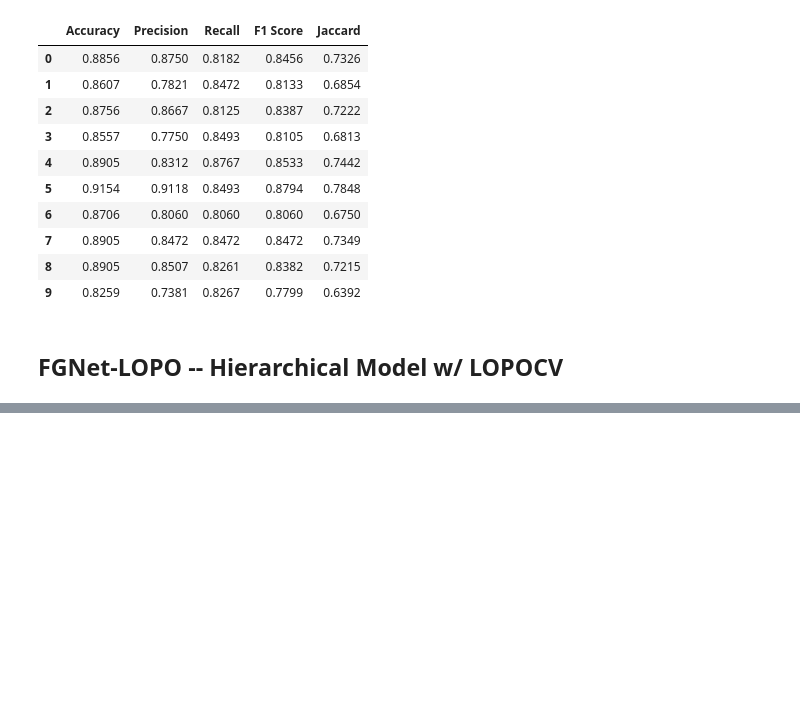
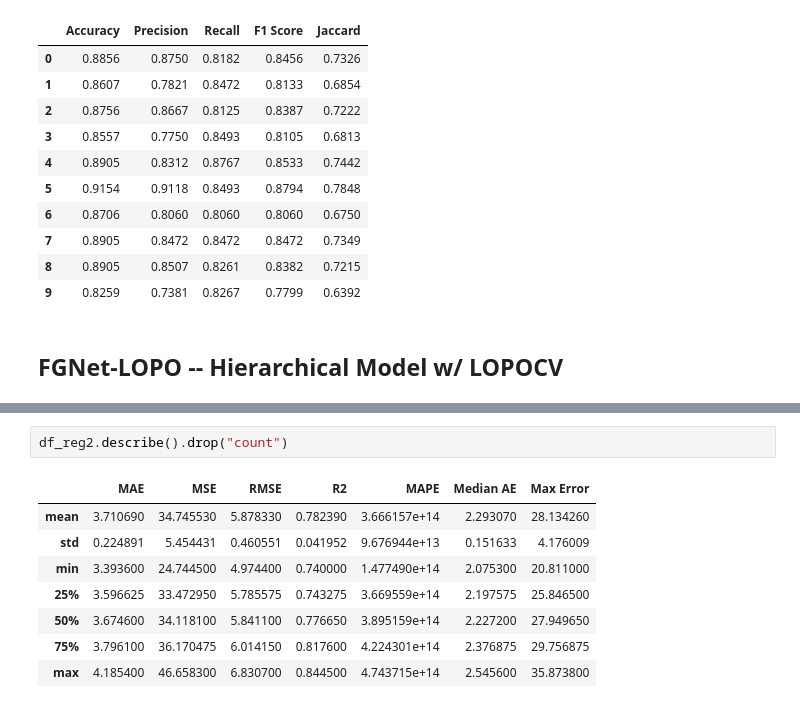
Before and after one commit to michael-suggs/py-FGNET, a Jupyter notebook: arsh_model_validation.ipynb, the cells around one changed output, grey strips where cells are left out. Cells and saved outputs as stored; diff of their text form; blank space fills up the shorter version.

```diff
--- a/arsh_model_validation.ipynb
+++ b/arsh_model_validation.ipynb
@@ -295,0 +341,11 @@ for i in range(10):
+# %%
+df_reg2.describe().drop("count")
+# %% [output]
+|  | MAE | MSE | RMSE | R2 | MAPE | Median AE | Max Error |
+| mean | 3.710690 | 34.745530 | 5.878330 | 0.782390 | 3.666157e+14 | 2.293070 | 28.134260 |
+| std | 0.224891 | 5.454431 | 0.460551 | 0.041952 | 9.676944e+13 | 0.151633 | 4.176009 |
+| min | 3.393600 | 24.744500 | 4.974400 | 0.740000 | 1.477490e+14 | 2.075300 | 20.811000 |
+| 25% | 3.596625 | 33.472950 | 5.785575 | 0.743275 | 3.669559e+14 | 2.197575 | 25.846500 |
+| 50% | 3.674600 | 34.118100 | 5.841100 | 0.776650 | 3.895159e+14 | 2.227200 | 27.949650 |
+| 75% | 3.796100 | 36.170475 | 6.014150 | 0.817600 | 4.224301e+14 | 2.376875 | 29.756875 |
+| max | 4.185400 | 46.658300 | 6.830700 | 0.844500 | 4.743715e+14 | 2.545600 | 35.873800 |
```
Also changed, not shown: parts of 5 cells of this notebook, 1 other file.
